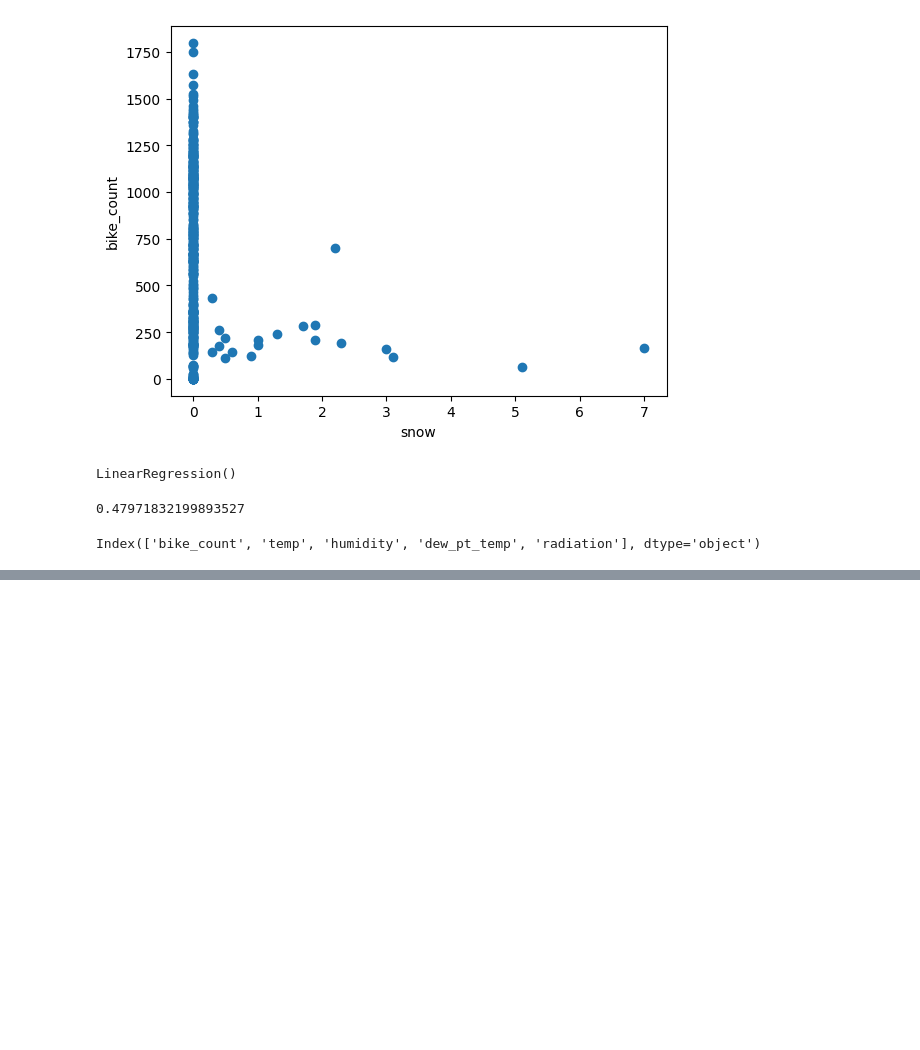
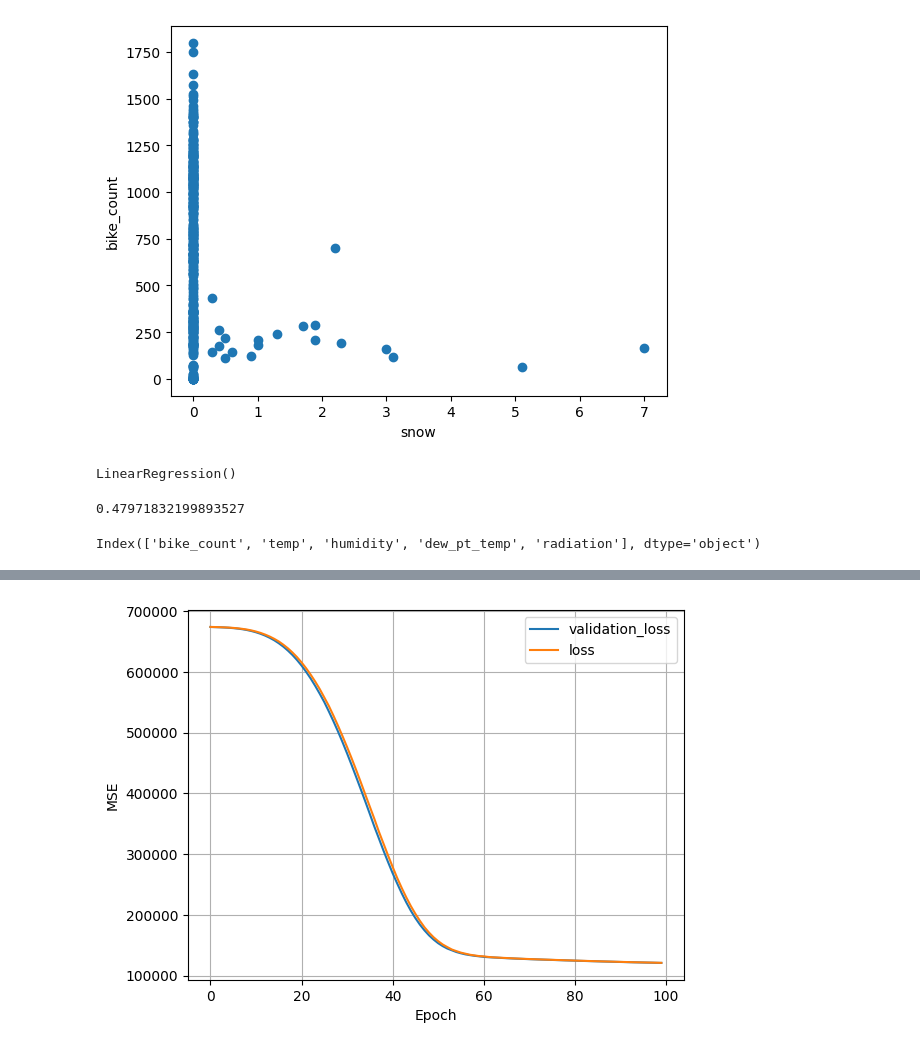
Before and after one commit to aks-ai/Predicting-Bike-Rentals-with-Regression-Neural-Networks, a Jupyter notebook: Bike_rental_demand_prediction.ipynb, the cells around one changed output, grey strips where cells are left out. Saved outputs shown, nothing was run; the diff lists cells and outputs as text; code cells hidden in the pictures; blank space fills up the shorter version.

```diff
--- a/Bike_rental_demand_prediction.ipynb
+++ b/Bike_rental_demand_prediction.ipynb
@@ -474,3 +474,27 @@ plot_loss(history_final)
 
 # By systematically exploring these aspects, you might find the underlying issue
 # affecting the performance of the model with 4 features.
+# %%
+# Using a complete Nerual Network
+temp_normalizer_nn = tf.keras.layers.Normalization(input_shape=(1,),axis= None)
+temp_normalizer_nn.adapt(X_train_temp.reshape(-1))
+nn_model = tf.keras.Sequential([
+    temp_normalizer_nn,
+    tf.keras.layers.Dense(32, activation = 'relu'), # relu restricts the optput to be non negative, anything zero or below it is zero otherwise positvie
+    tf.keras.layers.Dense(32, activation = 'relu'),
+    tf.keras.layers.Dense(1, activation = 'relu') # you want the model to output a single predicted value ( bike count). Therefore, only one neuron is needed in the output layer to generate that prediction.
+])
+
+nn_model.compile(optimizer = tf.keras.optimizers.Adam(learning_rate = 0.001), loss ="mean_squared_error")
+# %%
+history = nn_model.fit(
+    X_train_temp,
+    y_train_temp,
+    epochs =100,
+    verbose=0,
+    validation_data=(X_val_temp,y_val_temp)
+)
+# %%
+plot_loss(history)
+# %% [output]
+[figure, added]
```
Also changed, not shown: parts of 14 cells of this notebook, 1 other file.
